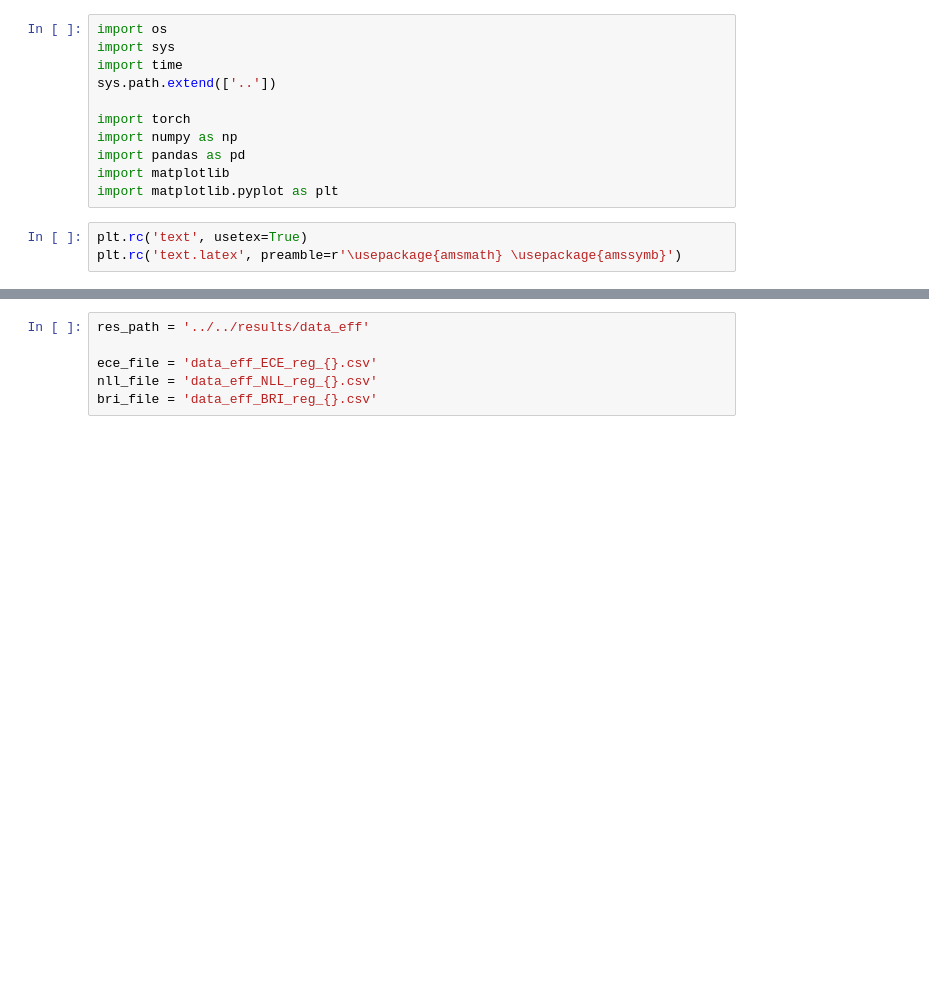
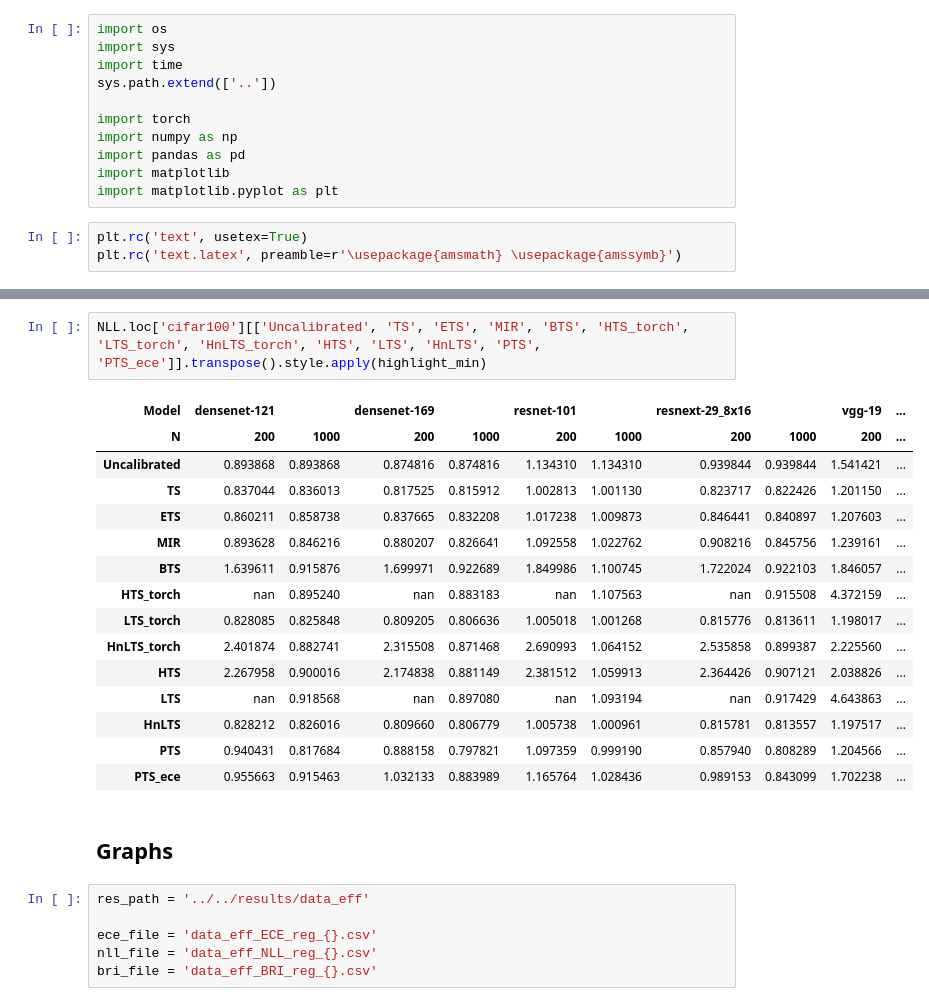
Before and after one commit to SergioAlvarezB/adaptive-tempscaling, a Jupyter notebook: code/notebooks/exp_data_eff_results.ipynb, the cells around one changed output, grey strips where cells are left out. Saved outputs shown, nothing was run; the diff lists cells and outputs as text; blank space fills up the shorter version.

```diff
--- a/code/notebooks/exp_data_eff_results.ipynb
+++ b/code/notebooks/exp_data_eff_results.ipynb
@@ -17,3 +107,23 @@ plt.rc('text.latex', preamble=r'\usepackage{amsmath} \usepackage{amssymb}')
+# %%
+NLL.loc['cifar100'][['Uncalibrated', 'TS', 'ETS', 'MIR', 'BTS', 'HTS_torch', 'LTS_torch', 'HnLTS_torch', 'HTS', 'LTS', 'HnLTS', 'PTS', 'PTS_ece']].transpose().style.apply(highlight_min)
+# %% [output]
+| Model | densenet-121 |  | densenet-169 |  | resnet-101 |  | resnext-29_8x16 |  | vgg-19 | ... |
+| N | 200 | 1000 | 200 | 1000 | 200 | 1000 | 200 | 1000 | 200 | ... |
+| Uncalibrated | 0.893868 | 0.893868 | 0.874816 | 0.874816 | 1.134310 | 1.134310 | 0.939844 | 0.939844 | 1.541421 | ... |
+| TS | 0.837044 | 0.836013 | 0.817525 | 0.815912 | 1.002813 | 1.001130 | 0.823717 | 0.822426 | 1.201150 | ... |
+| ETS | 0.860211 | 0.858738 | 0.837665 | 0.832208 | 1.017238 | 1.009873 | 0.846441 | 0.840897 | 1.207603 | ... |
+| MIR | 0.893628 | 0.846216 | 0.880207 | 0.826641 | 1.092558 | 1.022762 | 0.908216 | 0.845756 | 1.239161 | ... |
+| BTS | 1.639611 | 0.915876 | 1.699971 | 0.922689 | 1.849986 | 1.100745 | 1.722024 | 0.922103 | 1.846057 | ... |
+| HTS_torch | nan | 0.895240 | nan | 0.883183 | nan | 1.107563 | nan | 0.915508 | 4.372159 | ... |
+| LTS_torch | 0.828085 | 0.825848 | 0.809205 | 0.806636 | 1.005018 | 1.001268 | 0.815776 | 0.813611 | 1.198017 | ... |
+| HnLTS_torch | 2.401874 | 0.882741 | 2.315508 | 0.871468 | 2.690993 | 1.064152 | 2.535858 | 0.899387 | 2.225560 | ... |
+| HTS | 2.267958 | 0.900016 | 2.174838 | 0.881149 | 2.381512 | 1.059913 | 2.364426 | 0.907121 | 2.038826 | ... |
+| LTS | nan | 0.918568 | nan | 0.897080 | nan | 1.093194 | nan | 0.917429 | 4.643863 | ... |
+| HnLTS | 0.828212 | 0.826016 | 0.809660 | 0.806779 | 1.005738 | 1.000961 | 0.815781 | 0.813557 | 1.197517 | ... |
+| PTS | 0.940431 | 0.817684 | 0.888158 | 0.797821 | 1.097359 | 0.999190 | 0.857940 | 0.808289 | 1.204566 | ... |
+| PTS_ece | 0.955663 | 0.915463 | 1.032133 | 0.883989 | 1.165764 | 1.028436 | 0.989153 | 0.843099 | 1.702238 | ... |
+# %% [markdown]
+## Graphs
 # %%
 res_path = '../../results/data_eff'
 
```
Also changed, not shown: parts of 9 cells of this notebook, 2 other files.
